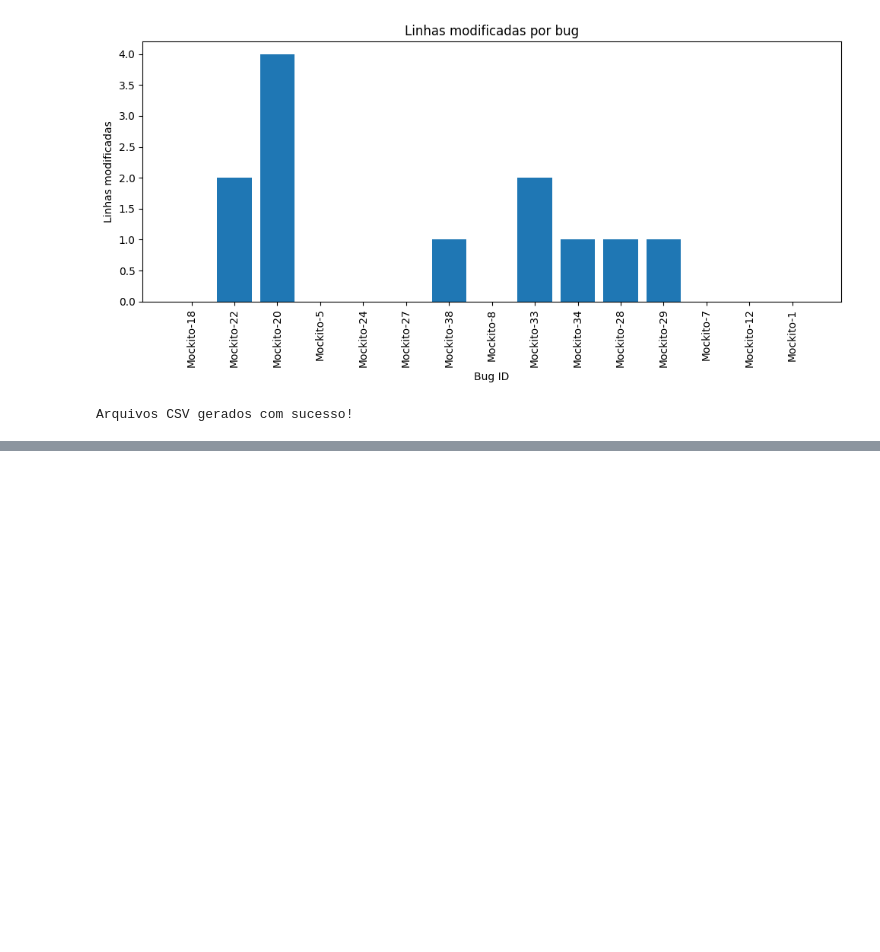
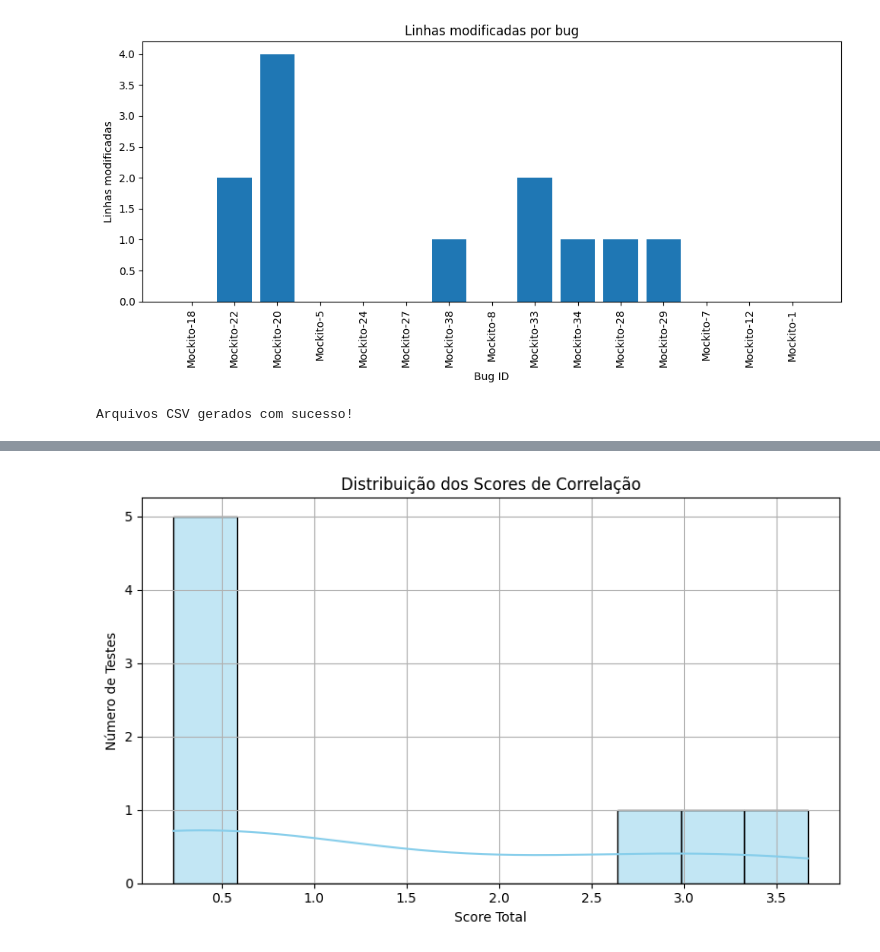
Before and after one commit to Lucas-RNascimento/ProjetoAplicadoMLSelecaoCasosTestesGuiadaPorMudancas, a Jupyter notebook: notebooks/analiseCasosTestesGuiadaPorMudanca.ipynb, the cells around one changed output, grey strips where cells are left out. Saved outputs shown, nothing was run; the diff lists cells and outputs as text; code cells hidden in the pictures; blank space fills up the shorter version.

```diff
--- a/notebooks/analiseCasosTestesGuiadaPorMudanca.ipynb
+++ b/notebooks/analiseCasosTestesGuiadaPorMudanca.ipynb
@@ -131,0 +243,11 @@ Arquivos CSV gerados com sucesso!
+# %%
+plt.figure(figsize=(8, 5))
+sns.histplot(df_correlacao["Score Total"], bins=10, kde=True, color="skyblue")
+plt.title("Distribuição dos Scores de Correlação")
+plt.xlabel("Score Total")
+plt.ylabel("Número de Testes")
+plt.grid(True)
+plt.tight_layout()
+plt.show()
+# %% [output]
+[figure, added]
```
Also changed, not shown: parts of 7 cells of this notebook.
